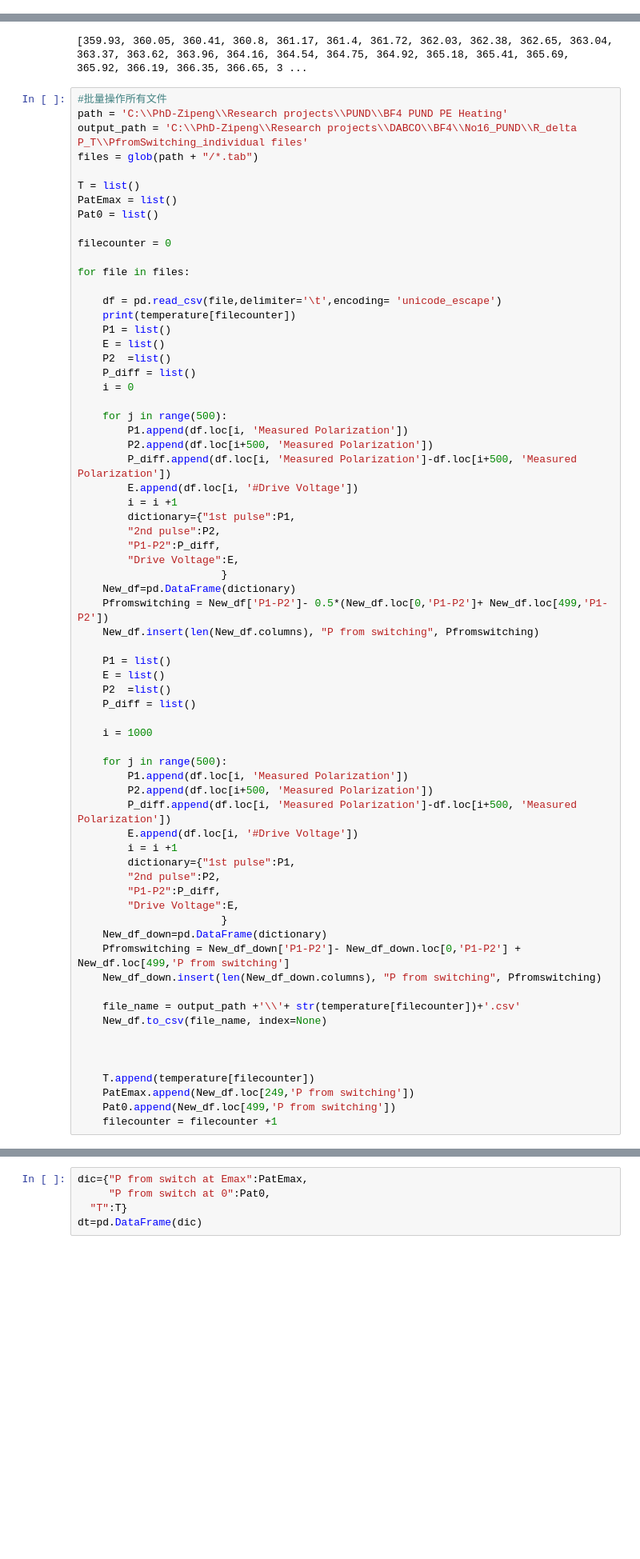
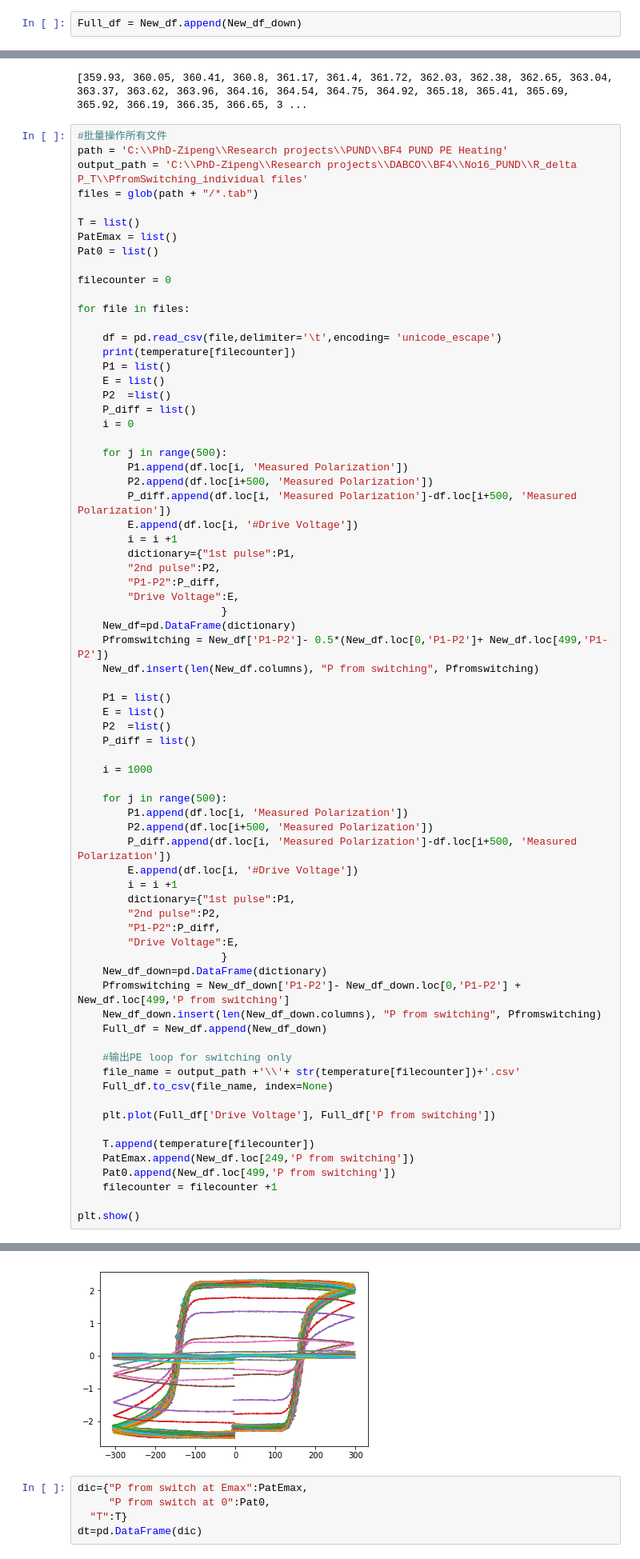
Before and after one commit to liuzipenguk/data-processing, a Jupyter notebook: PUND_extract_P from switching.ipynb, the cells around one changed output, grey strips where cells are left out. Shown at 80% size. Drawn from its saved outputs; the diff is of its cells as text; blank space fills up the shorter version.

```diff
--- a/PUND_extract_P from switching.ipynb
+++ b/PUND_extract_P from switching.ipynb
@@ -111,6 +111,8 @@ New_df_down.head(5)
 | 2 | 2.334182 | -2.195813 | -7.5531 | 4.529995 | 2.097479 |
 | 3 | 2.328319 | -2.200336 | -9.6130 | 4.528655 | 2.096140 |
 | 4 | 2.321283 | -2.205697 | -7.6294 | 4.526980 | 2.094464 |
+# %%
+Full_df = New_df.append(New_df_down)
 # %%
 print(len(Full_df))
 print(len(New_df_down))
@@ -199,35 +201,40 @@ for file in files:
                        }
     New_df_down=pd.DataFrame(dictionary)
     Pfromswitching = New_df_down['P1-P2']- New_df_down.loc[0,'P1-P2'] + New_df.loc[499,'P from switching']
     New_df_down.insert(len(New_df_down.columns), "P from switching", Pfromswitching)
+    Full_df = New_df.append(New_df_down)
 
+    #输出PE loop for switching only
     file_name = output_path +'\\'+ str(temperature[filecounter])+'.csv'
-    New_df.to_csv(file_name, index=None)
+    Full_df.to_csv(file_name, index=None)
 
-
+    plt.plot(Full_df['Drive Voltage'], Full_df['P from switching'])
 
     T.append(temperature[filecounter])
     PatEmax.append(New_df.loc[249,'P from switching'])
     Pat0.append(New_df.loc[499,'P from switching'])
     filecounter = filecounter +1
+
+plt.show()
 # %% [output]
 359.93
 360.05
 360.41
 360.8
 361.17
 361.4
 361.72
 362.03
 362.38
 362.65
 363.04
 363.37
 ... (124 lines left out)
 394.37
 394.64
 394.88
 395.08
+[figure, added]
 # %%
 dic={"P from switch at Emax":PatEmax,
      "P from switch at 0":Pat0,
```
